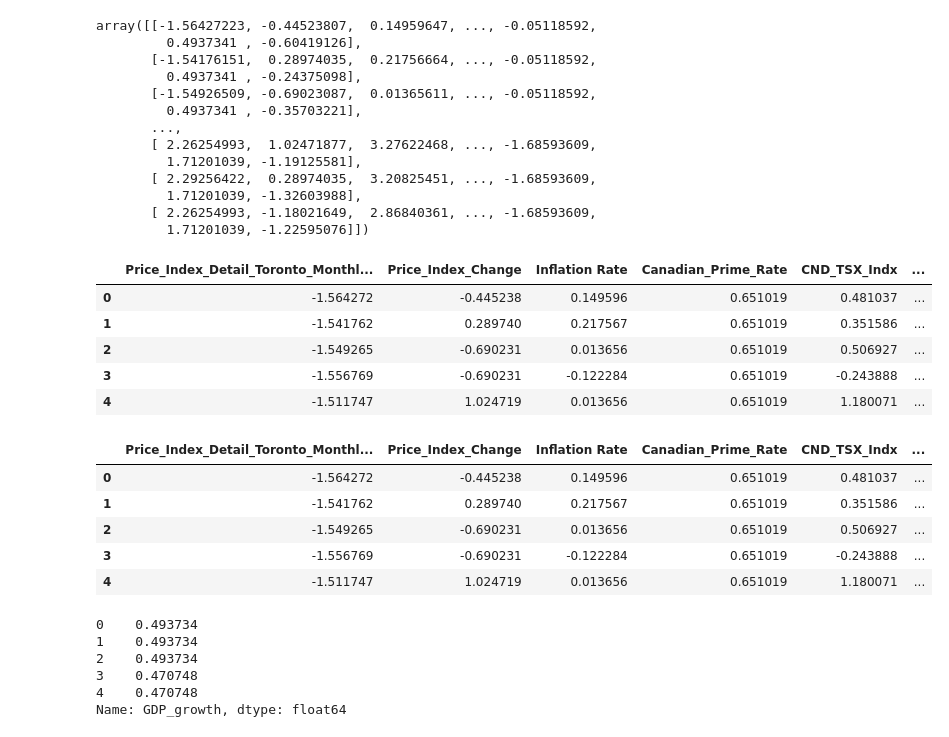
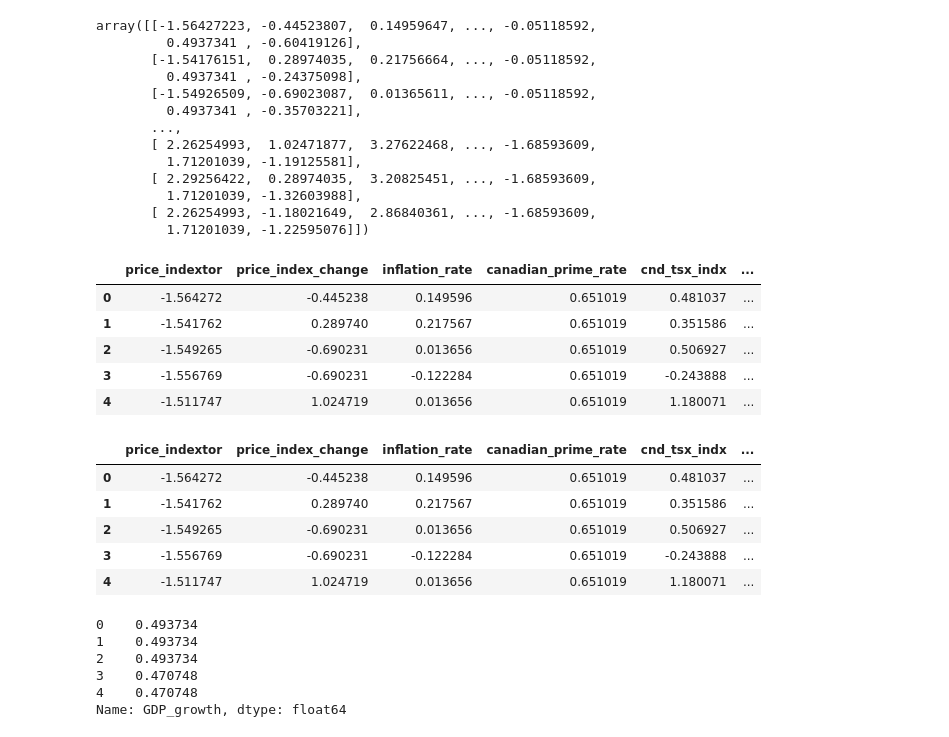
Before and after one commit to ahcano/Project_2_machine_learning, a Jupyter notebook: project_2b.ipynb, the cells around one changed output. Cells and saved outputs as stored; diff of their text form; code cells hidden in the pictures.

```diff
--- a/project_2b.ipynb
+++ b/project_2b.ipynb
@@ -11,9 +11,9 @@ from tensorflow.keras.layers import Dense
 [interactive output not drawn]
 # %%
 # Read in the CSV file and create the Pandas DataFrame
-df_project4 = pd.read_csv(
-    Path("C:/Users/PC2/Downloads/Starter_Data.csv")
+ohlcv_df = pd.read_csv(
+    Path("C:/Users/PC2/Documents/project_2/Starter_Data.csv")
 )
 # Review the DataFrame
-df_project4.head()
+ohlcv_df.head()
 # %% [output]
@@ -25,8 +25,8 @@ df_project4.head()
 | 4 | 2005-02-01 | 105.6 | 0.006 | 0.021 | 0.043 | 0.050 | ... |
 # %%
 # Remove white spaces
-df_project4.columns = df_project4.columns.str.strip()
-df_project4.info()
+ohlcv_df.columns = ohlcv_df.columns.str.strip()
+ohlcv_df.info()
 # %% [output]
 <class 'pandas.core.frame.DataFrame'>
 RangeIndex: 219 entries, 0 to 218
@@ -45,7 +45,7 @@ Data columns (total 9 columns):
 dtypes: float64(8), object(1)
 memory usage: 15.5+ KB
 # %%
-column_to_scale = df_project4[["Price_Index_Detail_Toronto_Monthly_All_Items","Price_Index_Change",	"Inflation Rate","Canadian_Prime_Rate",	"CND_TSX_Indx",	"Unemployment_Rate","GDP_growth","CND_USD_Exchange"]]
+column_to_scale = ohlcv_df[["price_indextor","price_index_change",	"inflation_rate","canadian_prime_rate",	"cnd_tsx_indx",	"unemployment_rate","GDP_growth","CND_USD_exchange"]]
 # %%
 # Applying Scaler
 scaler = StandardScaler()
@@ -68,10 +68,10 @@ array([[-1.56427223, -0.44523807,  0.14959647, ..., -0.05118592,
          1.71201039, -1.22595076]])
 # %%
 # Creating a DataFrame with with the scaled data
-df_project4_transformed = pd.DataFrame(project4_scaled, columns=["Price_Index_Detail_Toronto_Monthly_All_Items","Price_Index_Change",	"Inflation Rate","Canadian_Prime_Rate",	"CND_TSX_Indx",	"Unemployment_Rate","GDP_growth","CND_USD_Exchange"])
+df_project4_transformed = pd.DataFrame(project4_scaled, columns=["price_indextor","price_index_change",	"inflation_rate","canadian_prime_rate",	"cnd_tsx_indx",	"unemployment_rate","GDP_growth","CND_USD_exchange"])
 df_project4_transformed.head()
 # %% [output]
-|  | Price_Index_Detail_Toronto_Monthl... | Price_Index_Change | Inflation Rate | Canadian_Prime_Rate | CND_TSX_Indx | ... |
+|  | price_indextor | price_index_change | inflation_rate | canadian_prime_rate | cnd_tsx_indx | ... |
 | 0 | -1.564272 | -0.445238 | 0.149596 | 0.651019 | 0.481037 | ... |
 | 1 | -1.541762 | 0.289740 | 0.217567 | 0.651019 | 0.351586 | ... |
 | 2 | -1.549265 | -0.690231 | 0.013656 | 0.651019 | 0.506927 | ... |
@@ -84,7 +84,7 @@ X = df_project4_transformed.drop(columns=["GDP_growth"]).copy()
 # Display the features DataFrame
 X.head()
 # %% [output]
-|  | Price_Index_Detail_Toronto_Monthl... | Price_Index_Change | Inflation Rate | Canadian_Prime_Rate | CND_TSX_Indx | ... |
+|  | price_indextor | price_index_change | inflation_rate | canadian_prime_rate | cnd_tsx_indx | ... |
 | 0 | -1.564272 | -0.445238 | 0.149596 | 0.651019 | 0.481037 | ... |
 | 1 | -1.541762 | 0.289740 | 0.217567 | 0.651019 | 0.351586 | ... |
 | 2 | -1.549265 | -0.690231 | 0.013656 | 0.651019 | 0.506927 | ... |
```
Also changed, not shown: parts of 11 cells of this notebook.
